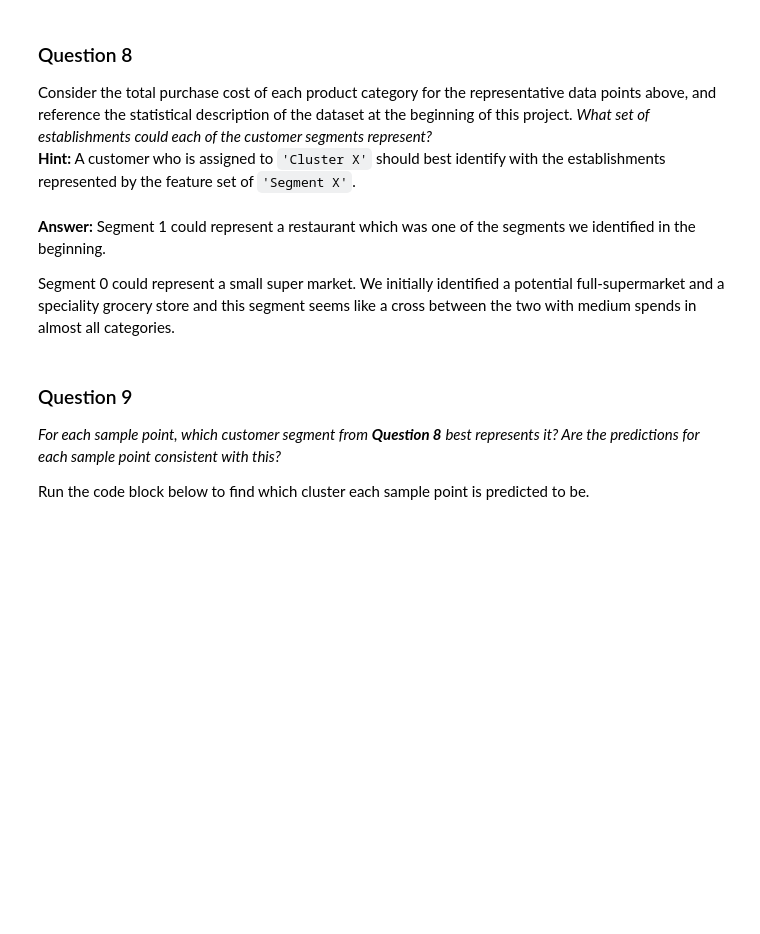
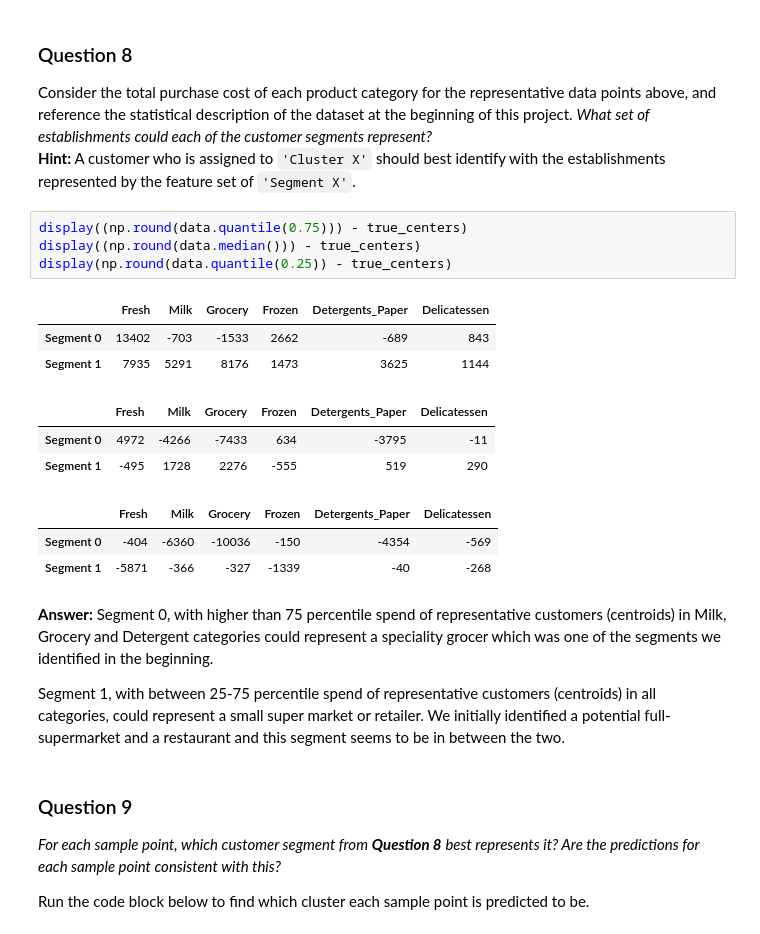
Before and after one commit to puneetvohra/Udacity-Projects, a Jupyter notebook: P3 customer_segments/customer_segments.ipynb, the cells around one changed output. Saved outputs shown, nothing was run; the diff lists cells and outputs as text; blank space fills up the shorter version.

```diff
--- a/P3 customer_segments/customer_segments.ipynb
+++ b/P3 customer_segments/customer_segments.ipynb
@@ -457,10 +483,24 @@ display(true_centers)
 ### Question 8
 Consider the total purchase cost of each product category for the representative data points above, and reference the statistical description of the dataset at the beginning of this project. *What set of establishments could each of the customer segments represent?*
 **Hint:** A customer who is assigned to `'Cluster X'` should best identify with the establishments represented by the feature set of `'Segment X'`.
+# %%
+display((np.round(data.quantile(0.75))) - true_centers)
+display((np.round(data.median())) - true_centers)
+display(np.round(data.quantile(0.25)) - true_centers)
+# %% [output]
+|  | Fresh | Milk | Grocery | Frozen | Detergents_Paper | Delicatessen |
+| Segment 0 | 13402 | -703 | -1533 | 2662 | -689 | 843 |
+| Segment 1 | 7935 | 5291 | 8176 | 1473 | 3625 | 1144 |
+|  | Fresh | Milk | Grocery | Frozen | Detergents_Paper | Delicatessen |
+| Segment 0 | 4972 | -4266 | -7433 | 634 | -3795 | -11 |
+| Segment 1 | -495 | 1728 | 2276 | -555 | 519 | 290 |
+|  | Fresh | Milk | Grocery | Frozen | Detergents_Paper | Delicatessen |
+| Segment 0 | -404 | -6360 | -10036 | -150 | -4354 | -569 |
+| Segment 1 | -5871 | -366 | -327 | -1339 | -40 | -268 |
 # %% [markdown]
-**Answer:** Segment 1 could represent a restaurant which was one of the segments we identified in the beginning.
+**Answer:** Segment 0, with higher than 75 percentile spend of representative customers (centroids) in Milk, Grocery and Detergent categories could represent a speciality grocer which was one of the segments we identified in the beginning.
 
-Segment 0 could represent a small super market. We initially identified a potential full-supermarket and a speciality grocery store and this segment seems like a cross between the two with medium spends in almost all categories.
+Segment 1, with between 25-75 percentile spend of representative customers (centroids) in all categories, could represent a small super market or retailer. We initially identified a potential full-supermarket and a restaurant and this segment seems to be in between the two.
 # %% [markdown]
 ### Question 9
 *For each sample point, which customer segment from* ***Question 8*** *best represents it? Are the predictions for each sample point consistent with this?*
```
Also changed, not shown: parts of 10 cells of this notebook, 2 other files.
